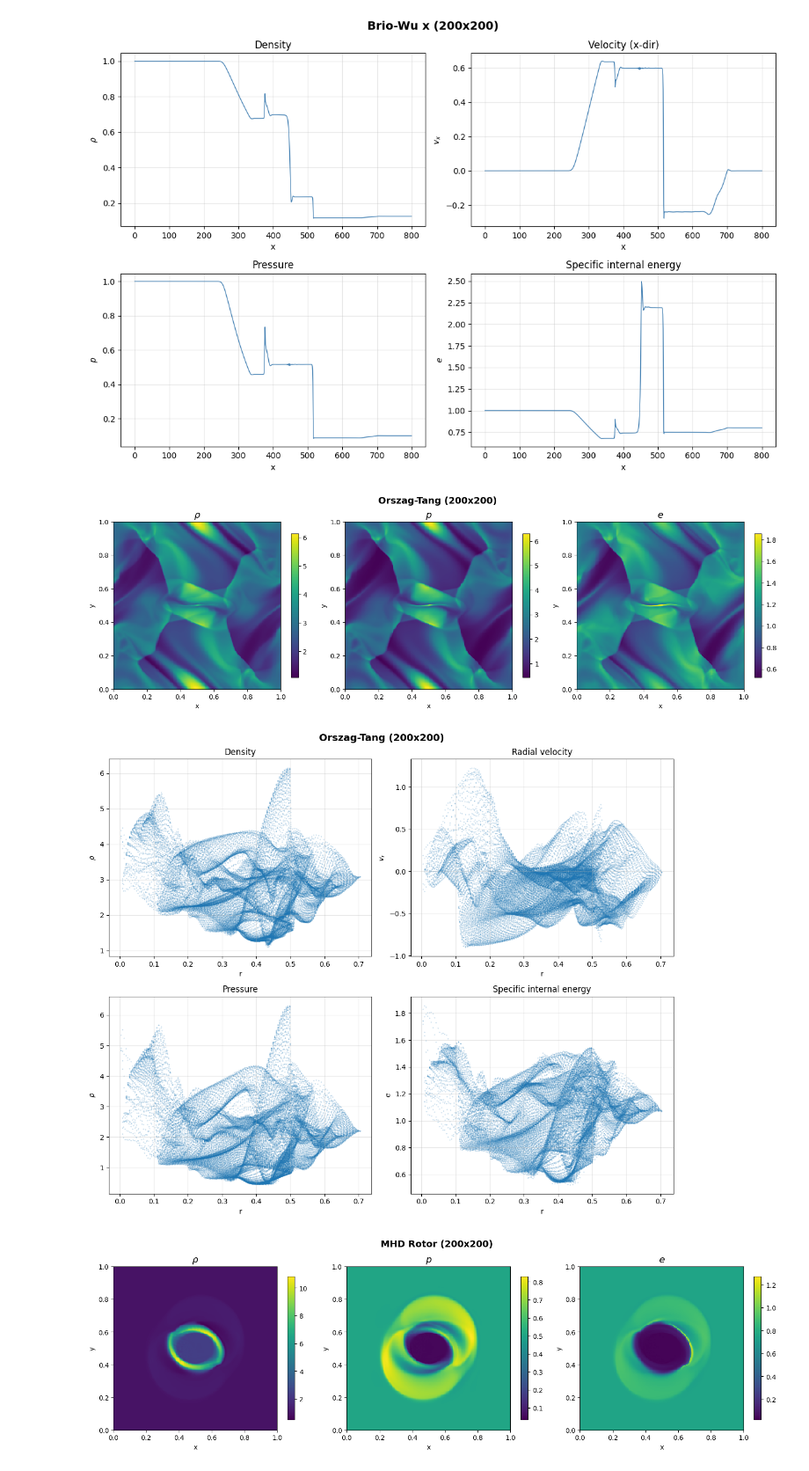
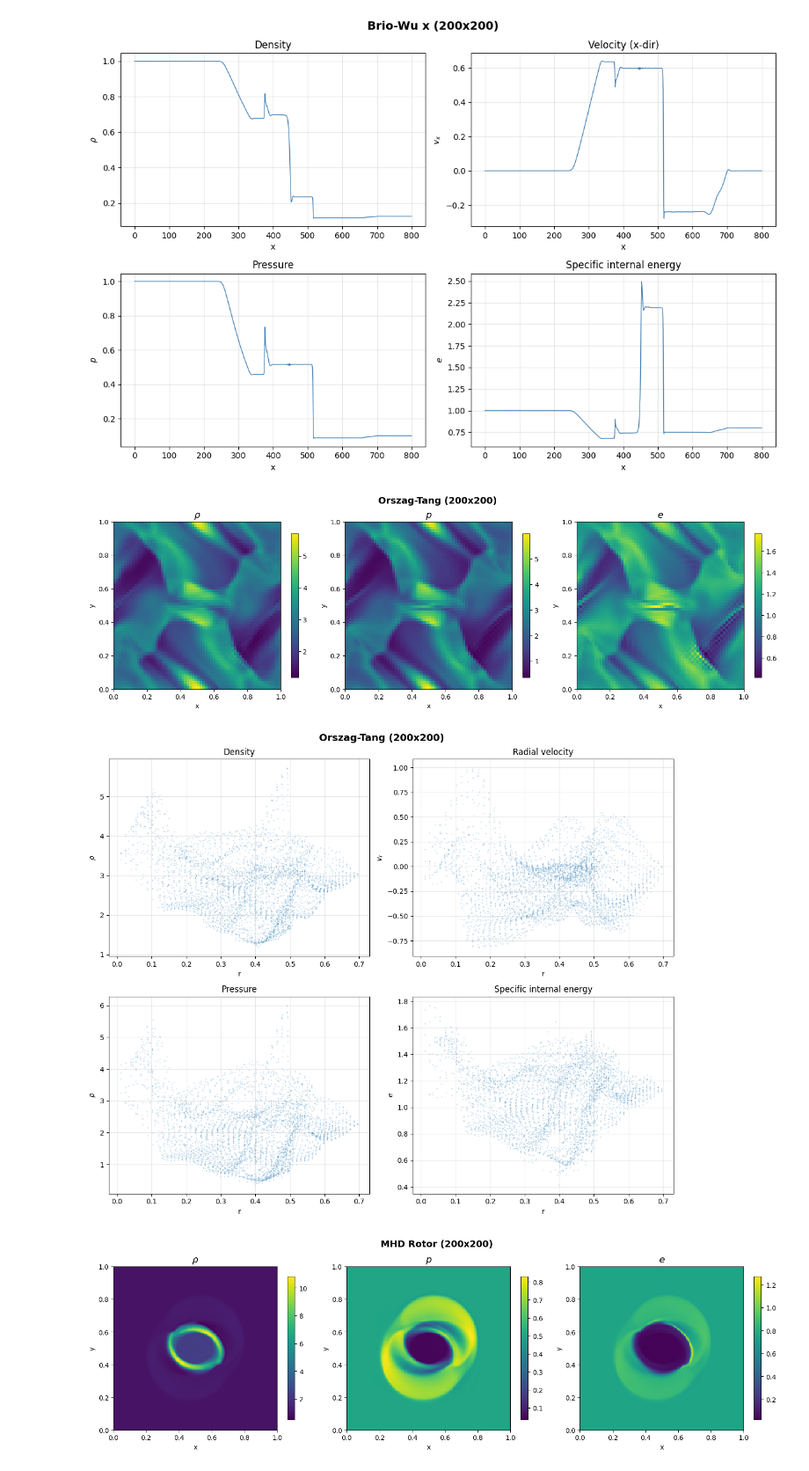
Before and after one commit to RexZhann/Magnetic_Reconnection_Simulation, a Jupyter notebook: output/plot_results.ipynb, the cells around one changed output. Shown at 88% size. Cells and saved outputs as stored; diff of their text form; code cells hidden in the pictures.

```diff
--- a/output/plot_results.ipynb
+++ b/output/plot_results.ipynb
@@ -261,12 +261,12 @@ plot_brio_wu(d, title="Brio-Wu x (200x200)")
 [figure]
 [figure]
 # %%
-d = load_2d("test3_200x200_hlld_glm.dat")
+d = load_2d("test3_400x400_hlld_glm.dat")
 plot_2d_colormaps(d, "Orszag-Tang (200x200)")
 plot_radial_scatter(d, title="Orszag-Tang (200x200)")
 # %% [output]
-[figure, old version]
+[figure, new version]
-[figure, old version]
+[figure, new version]
 # %%
 d = load_2d("test4_200x200_hlld_glm.dat")
 plot_2d_colormaps(d, "MHD Rotor (200x200)")
```
Also changed, not shown: 3 other files.
